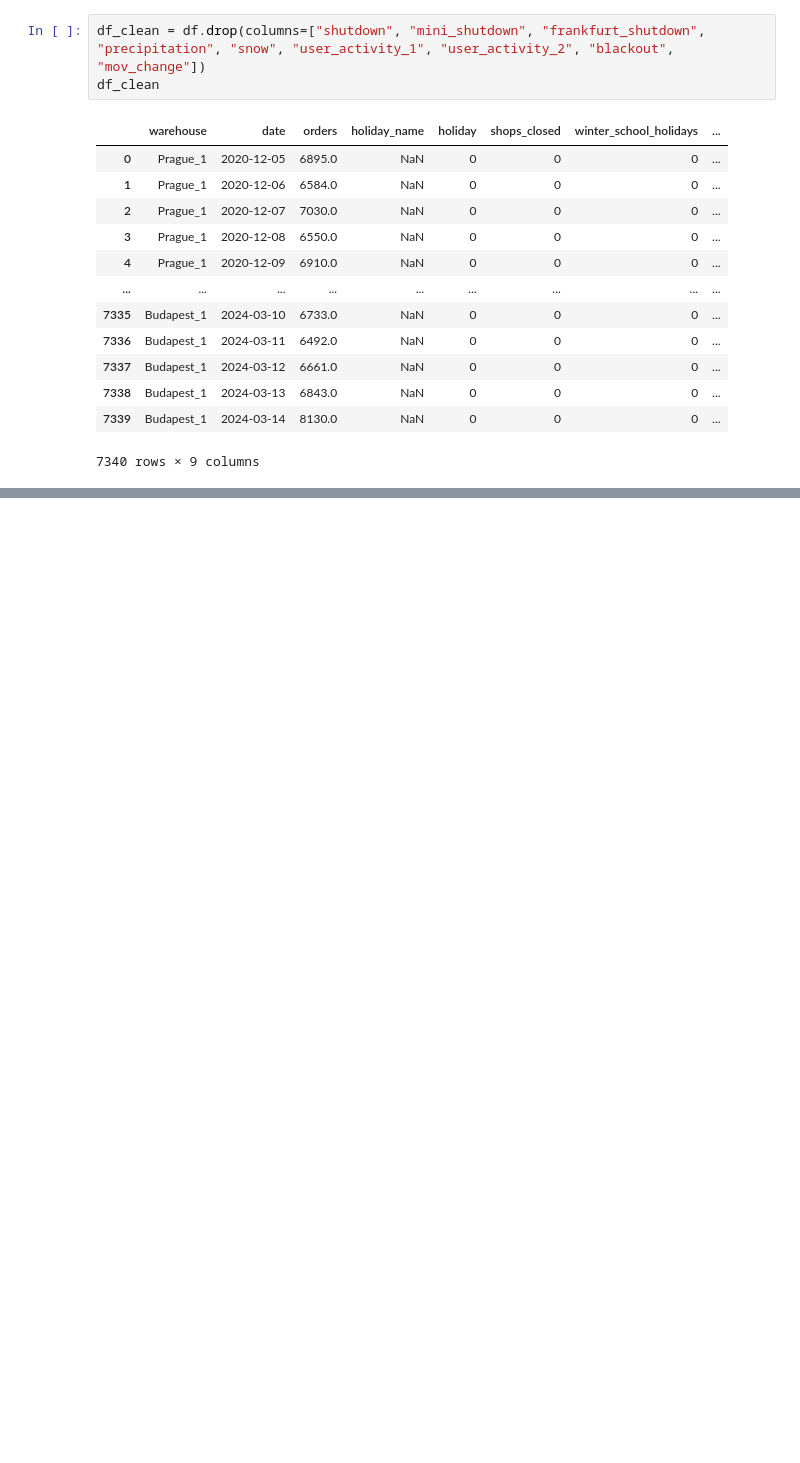
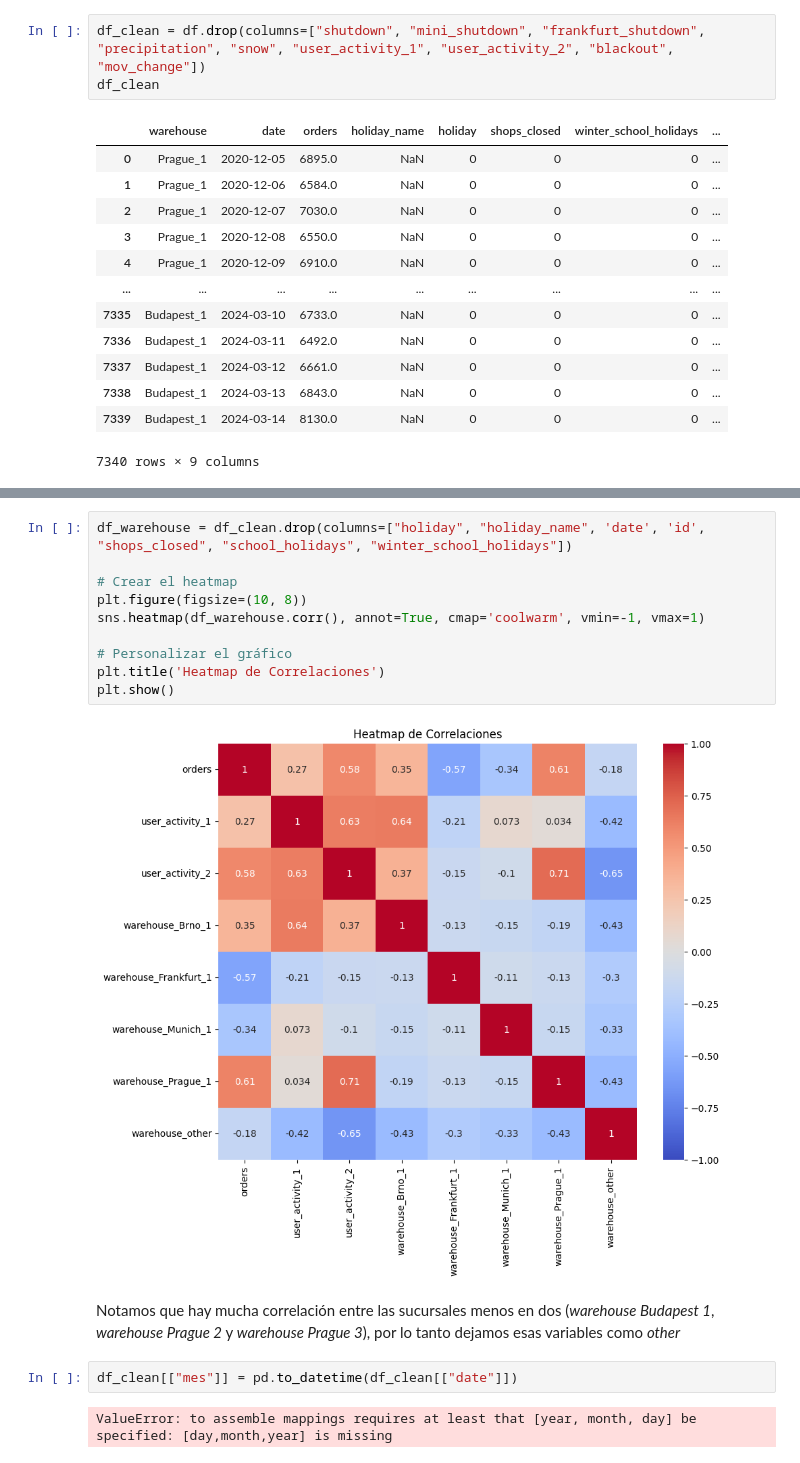
Before and after one commit to Manuel-Pol/Rohlik-orders-challenge, a Jupyter notebook: visus.ipynb, the cells around one changed output, grey strips where cells are left out. Drawn from its saved outputs; the diff is of its cells as text; blank space fills up the shorter version.

```diff
--- a/visus.ipynb
+++ b/visus.ipynb
@@ -205,0 +238,18 @@ df_holiday = df_clean.drop(columns=["holiday", 'warehouse', 'date', 'id', ""])
+# %%
+df_warehouse = df_clean.drop(columns=["holiday", "holiday_name", 'date', 'id', "shops_closed", "school_holidays", "winter_school_holidays"])
+
+# Crear el heatmap
+plt.figure(figsize=(10, 8))
+sns.heatmap(df_warehouse.corr(), annot=True, cmap='coolwarm', vmin=-1, vmax=1)
+
+# Personalizar el gráfico
+plt.title('Heatmap de Correlaciones')
+plt.show()
+# %% [output]
+[figure, added]
+# %% [markdown]
+Notamos que hay mucha correlación entre las sucursales menos en dos (_warehouse Budapest 1_,  _warehouse Prague 2_ y _warehouse Prague 3_), por lo tanto dejamos esas variables como _other_
+# %%
+df_clean[["mes"]] = pd.to_datetime(df_clean[["date"]])
+# %% [output]
+ValueError: to assemble mappings requires at least that [year, month, day] be specified: [day,month,year] is missing
```
Also changed, not shown: parts of 10 cells of this notebook, 1 other file.
